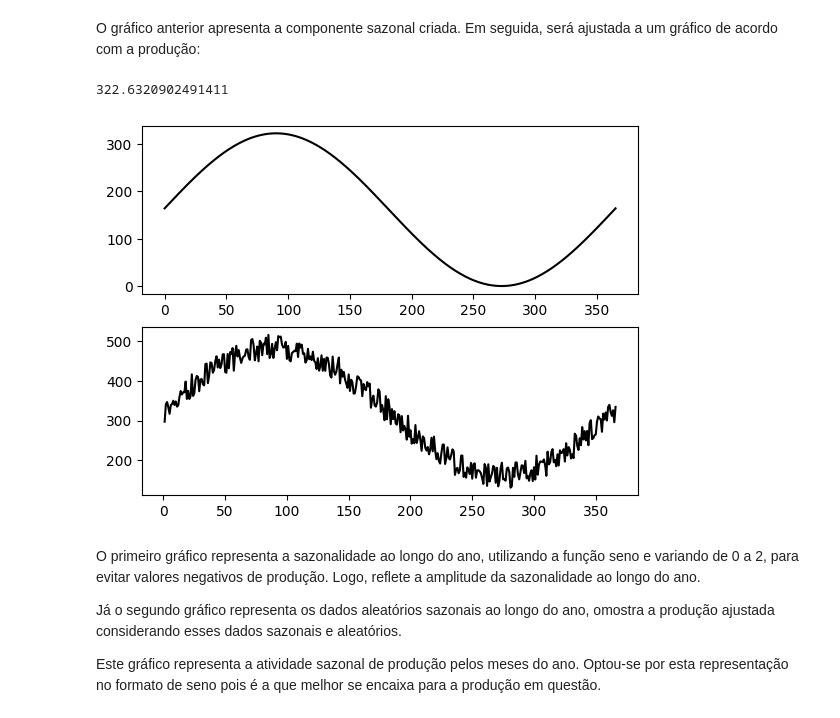
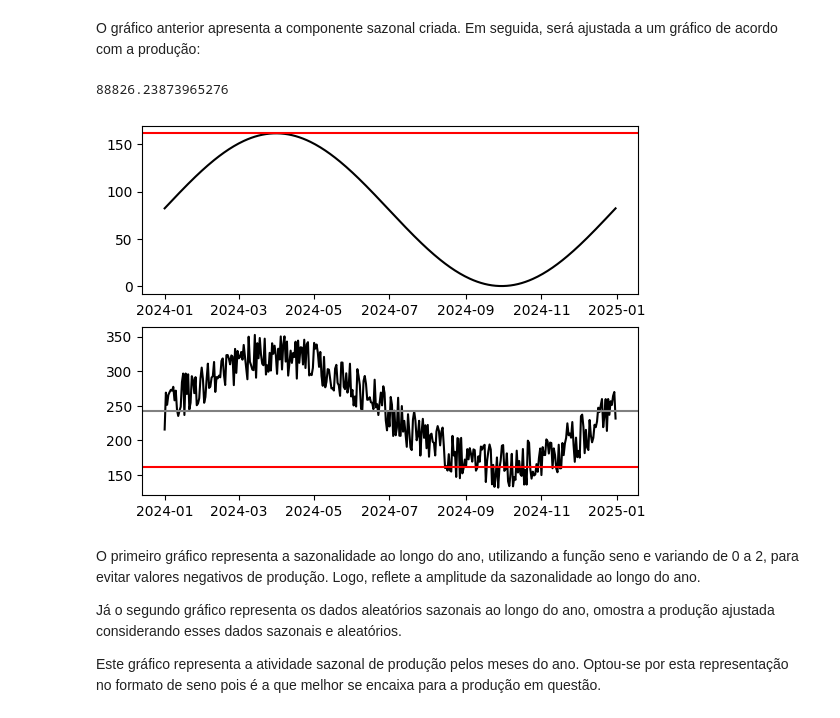
Before and after one commit to BarbaraGirardi07/ENS5173_Barbara, a Jupyter notebook: Atividade01_Parte01.ipynb, the cells around one changed output. Cells and saved outputs as stored; diff of their text form; code cells hidden in the pictures.

```diff
--- a/Atividade01_Parte01.ipynb
+++ b/Atividade01_Parte01.ipynb
@@ -143,8 +143,8 @@ Em relação à taxa de atividade da Klabin, considerando a produção anteriorm
 # %%
 # Criando vetor de valores aleatórios. Será criado em ton/dia para melhor cálculo das etapas seguintes.
 import numpy as np
-atvMax = 0.00225 #atividade máxima de produção em ton/s
-atvMin = 0.00150 #atividade mínima diária de produção em ton/s
+atvMax = 0.00225*3600*24 #atividade máxima de produção em ton/s
+atvMin = 0.00150*3600*24 #atividade mínima diária de produção em ton/s
 n = 1000 #1000 valores aleatórios
 atv = (atvMax - atvMin)*np.random.rand(n) + atvMin
 
@@ -152,7 +152,7 @@ atv = (atvMax - atvMin)*np.random.rand(n) + atvMin
 fig, ax = plt.subplots()
 
 plt.xlabel('Valores aleatórios')
-plt.ylabel('Atividade (ton/s)')
+plt.ylabel('Atividade (ton/dia)')
 
 ax.plot(atv, color = 'black')
 # %% [output]
@@ -239,7 +239,7 @@ n = df.shape[0]
 
 # Criando atividade aleatória
 atv = (atvMax - atvMin)*np.random.rand(n) + atvMin
-df['atividade'] = atv*(60*60*24) #para que a atividade fique em ton/dia
+df['atividade'] = atv #para que a atividade fique em ton/dia
 
 print(df)
 df.to_csv(r"C:\Users\Acer\Desktop\ENS5173_Barbara\ENS5173_Barbara\tabelas\ativ.csv")
@@ -267,10 +270,13 @@ df.to_csv(r"C:\Users\Acer\Desktop\ENS5173_Barbara\ENS5173_Barbara\tabelas\ativ.c
 meses = np.arange(1, 13)
 
 # Criando componente sazonal
-sazonalidade = (np.sin(2* np.pi * df['Dia'] / 365)) + 1
+sazonalidade = (np.sin(2*np.pi * df['Dia'] / 365) + 1) / 2
 
 df['sazonalidade'] = sazonalidade
-plt.plot(sazonalidade)
+df = df.set_index('Data')
+df['Data'] = df.index
+plt.plot(df['sazonalidade'])
 df.to_csv(r"C:\Users\Acer\Desktop\ENS5173_Barbara\ENS5173_Barbara\tabelas\ativ.csv")
 plt.plot(sazonalidade, color = 'black')
+print(sazonalidade)
 # %% [output]
@@ -281,17 +299,21 @@ O gráfico anterior apresenta a componente sazonal criada. Em seguida, será aju
 # %%
 df['aleatorio'] =  (atvMax - atvMin)*np.random.rand(n) + atvMin
 
 aleatorioSazonal = (df['atividade'] +  df['sazonalidade']*df['atividade'].mean())
 df['aleatorioSazonal'] = aleatorioSazonal
 
 fig,ax= plt.subplots(2)
+ax[0].plot(df['sazonalidade']*df['atividade'].mean(), color = 'black')
+ax[0].axhline(df['atividade'].mean(), color = 'red')
 
-ax[1].plot(df['Dia'], df['aleatorioSazonal'], color = 'black')
-ax[0].plot(df['sazonalidade']*df['atividade'].mean(), color = 'black')
-print(df['aleatorioSazonal'].mean())
+ax[1].plot(df['aleatorioSazonal'], color = 'black')
+ax[1].axhline(df['aleatorioSazonal'].mean(), color = 'gray')
+ax[1].axhline(df['atividade'].mean(), color = 'red')
+
+print(df['aleatorioSazonal'].sum())
 # %% [output]
-322.6320902491411
+88826.23873965276
-[figure, old version]
+[figure, new version]
 # %% [markdown]
 O primeiro gráfico representa a sazonalidade ao longo do ano, utilizando a função seno e variando de 0 a 2, para evitar valores negativos de produção. Logo, reflete a amplitude da sazonalidade ao longo do ano.
 
```
Also changed, not shown: parts of 4 cells of this notebook.
